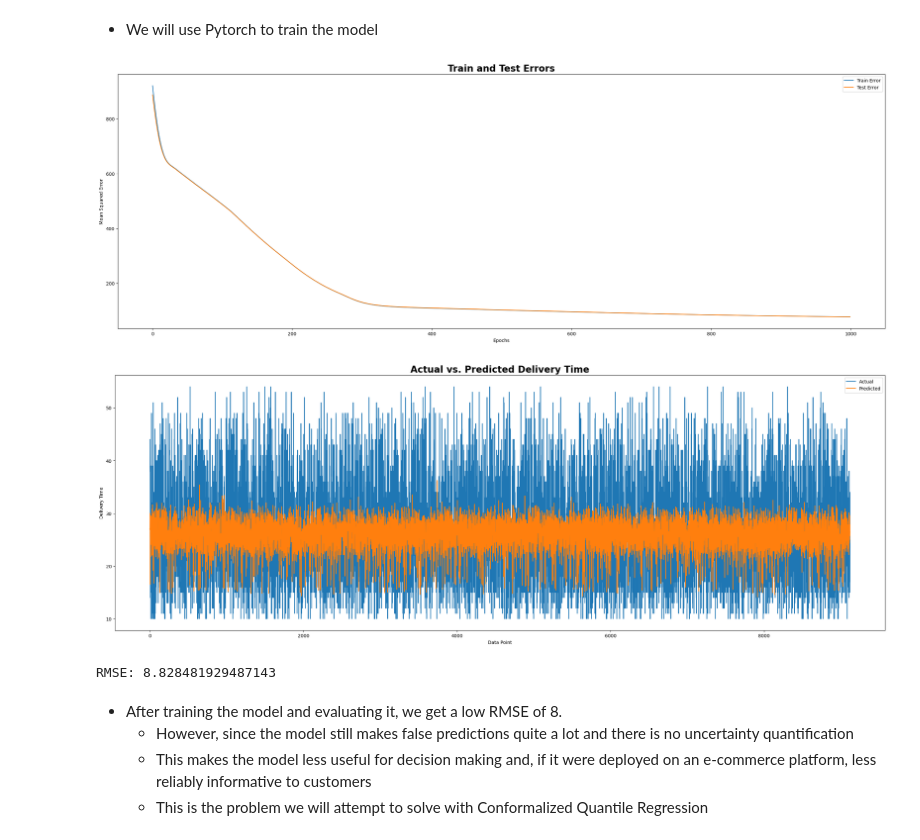
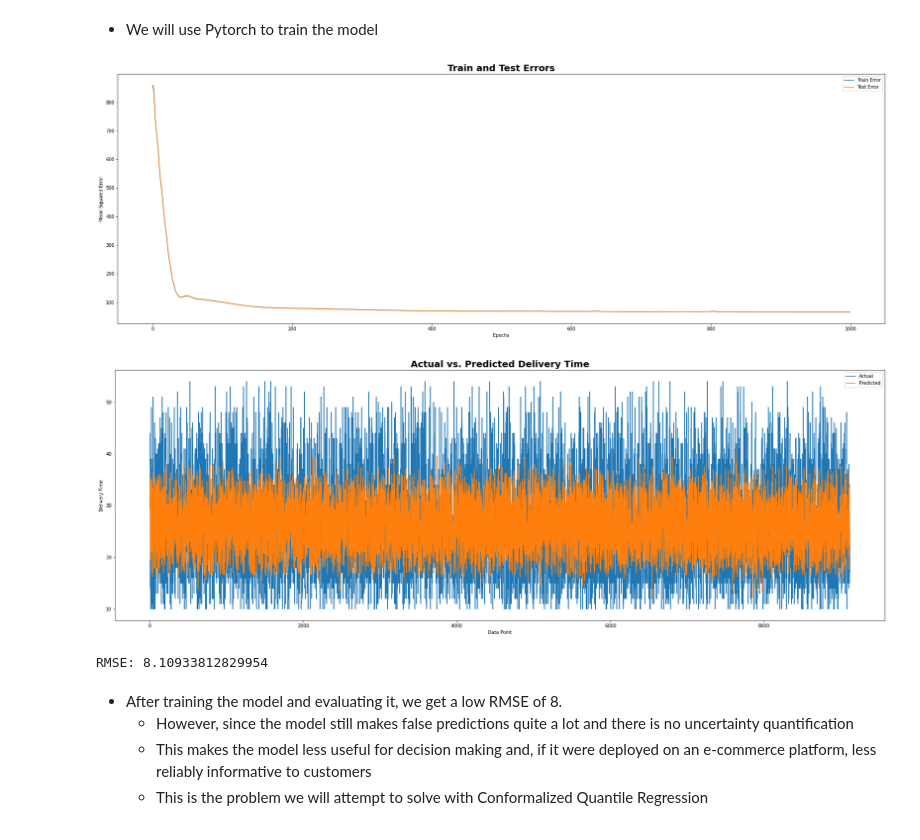
Before and after one commit to AlbertHunduza/DelivTimeAI, a Jupyter notebook: Prediction_Model.ipynb, the cells around one changed output. Cells and saved outputs as stored; diff of their text form; code cells hidden in the pictures.

```diff
--- a/Prediction_Model.ipynb
+++ b/Prediction_Model.ipynb
@@ -75,10 +71,10 @@ processed_df.drop('Delivery_person_ID', axis=1, inplace=True)
 from sklearn.feature_extraction import FeatureHasher
 
 # Create an instance of FeatureHasher
-hasher = FeatureHasher(n_features=4, input_type='string')
+hasher = FeatureHasher(n_features=3, input_type='string')
 
-# Extract the Delivery_person_ID column as a list of lists of strings
-delivery_person_ids = [[str(val)] for val in deliv_df_encoded['Delivery_person_ID'].values]
+# Extract the Delivery_person_ID column as a list of strings
+delivery_person_ids = deliv_df_encoded['Delivery_person_ID'].astype(str).tolist()
 
 # Apply feature hashing to the Delivery_person_ID column
 hashed_features = hasher.transform(delivery_person_ids)
@@ -87,7 +83,7 @@ hashed_features = hasher.transform(delivery_person_ids)
 hashed_features_array = hashed_features.toarray()
 
 # Create a new DataFrame with the hashed features
-hashed_df = pd.DataFrame(hashed_features_array, columns=['hashed_feature_{}'.format(i) for i in range(4)])
+hashed_df = pd.DataFrame(hashed_features_array, columns=['hashed_feature_{}'.format(i) for i in range(3)])
 
 # Drop the original Delivery_person_ID column
 deliv_df_encoded.drop('Delivery_person_ID', axis=1, inplace=True)
@@ -169,7 +141,7 @@ model = NeuralNetwork(input_size=X_train.shape[1]).to(device)
 
 # Define the loss function and optimizer
 criterion = nn.MSELoss()
-optimizer = optim.Adam(model.parameters(), lr=0.0001)
+optimizer = optim.Adam(model.parameters(), lr=0.001)
 
 # Convert the data to PyTorch tensors and move to the device
 X_train_tensor = torch.tensor(X_train.values, dtype=torch.float32).to(device)
@@ -239,36 +211,36 @@ plt.show()
 # Evaluate the model on the test set
 model.eval()
 with torch.no_grad():
     y_pred_tensor = model(X_test_tensor)
     y_pred = y_pred_tensor.squeeze().cpu().numpy()
 
 # Plot y_test and y_pred values
 
 # Set the percentage of data points to plot
 plot_percentage = 1.0
 
 # Calculate the number of data points to plot
 num_points = int(len(y_test) * plot_percentage)
 
 # Generate indices for the sampled data points
 indices = range(num_points)
 
 # Plot y_test and y_pred values for the sampled data points
 fig, ax = plt.subplots()
 ax.plot(indices, y_test[:num_points], label='Actual')
 ax.plot(indices, y_pred[:num_points], label='Predicted')
 ax.set_xlabel('Data Point')
 ax.set_ylabel('Delivery Time')
 ax.set_title('Actual vs. Predicted Delivery Time', fontsize=20, weight='bold')
 ax.legend()
 plt.show()
 
 
 print("RMSE:", rmse)
 # %% [output]
-[figure, old version]
+[figure, new version]
-[figure, old version]
+[figure, new version]
-RMSE: 8.828481929487143
+RMSE: 8.10933812829954
 # %% [markdown]
 * After training the model and evaluating it, we get a low RMSE of 8.
     - However, since the model still makes false predictions quite a lot and there is no uncertainty quantification
```
Also changed, not shown: parts of 20 cells of this notebook.
